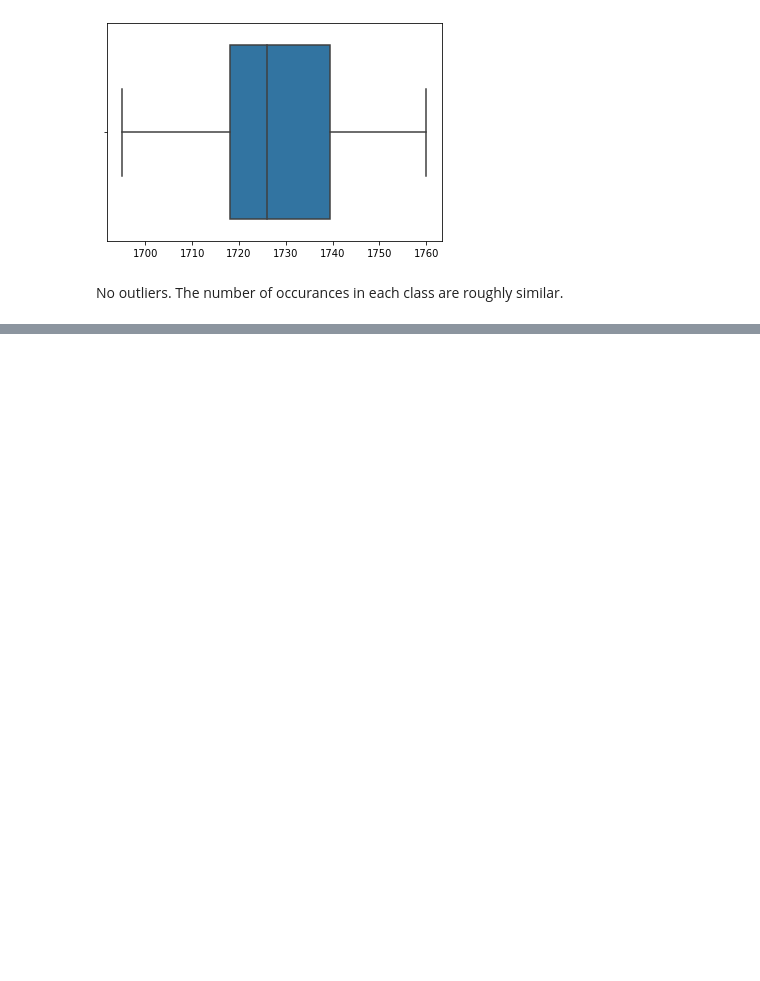
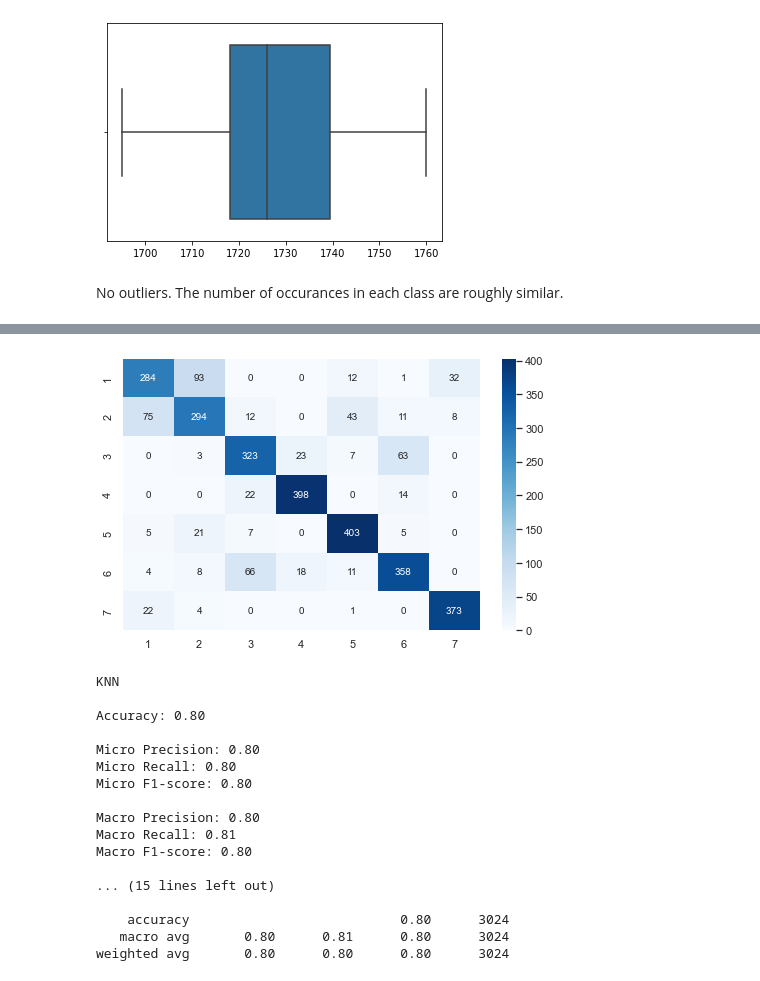
Before and after one commit to Erdos-Team-Juniper/forest_cover_type, a Jupyter notebook: Model comparisons.ipynb, the cells around one changed output, grey strips where cells are left out. Drawn from its saved outputs; the diff is of its cells as text; code cells hidden in the pictures; blank space fills up the shorter version.

```diff
--- a/Model comparisons.ipynb
+++ b/Model comparisons.ipynb
@@ -215,0 +308,27 @@ First, standardize the continuous data. Does standardscaler work for different d
+# %%
+norm_knn = Pipeline(steps = [("minmax",MinMaxScaler()),
+                              ("knn",KNeighborsClassifier(n_neighbors = 1))])
+
+norm_knn.fit(X_train,y_train)
+y_pred_knn = norm_knn.predict(X_test)
+# %%
+print_result("KNN",y_pred_knn)
+# %% [output]
+[figure, added]
+KNN
+
+Accuracy: 0.80
+
+Micro Precision: 0.80
+Micro Recall: 0.80
+Micro F1-score: 0.80
+
+Macro Precision: 0.80
+Macro Recall: 0.81
+Macro F1-score: 0.80
+
+... (15 lines left out)
+
+    accuracy                           0.80      3024
+   macro avg       0.80      0.81      0.80      3024
+weighted avg       0.80      0.80      0.80      3024
```
Also changed, not shown: parts of 34 cells of this notebook.
